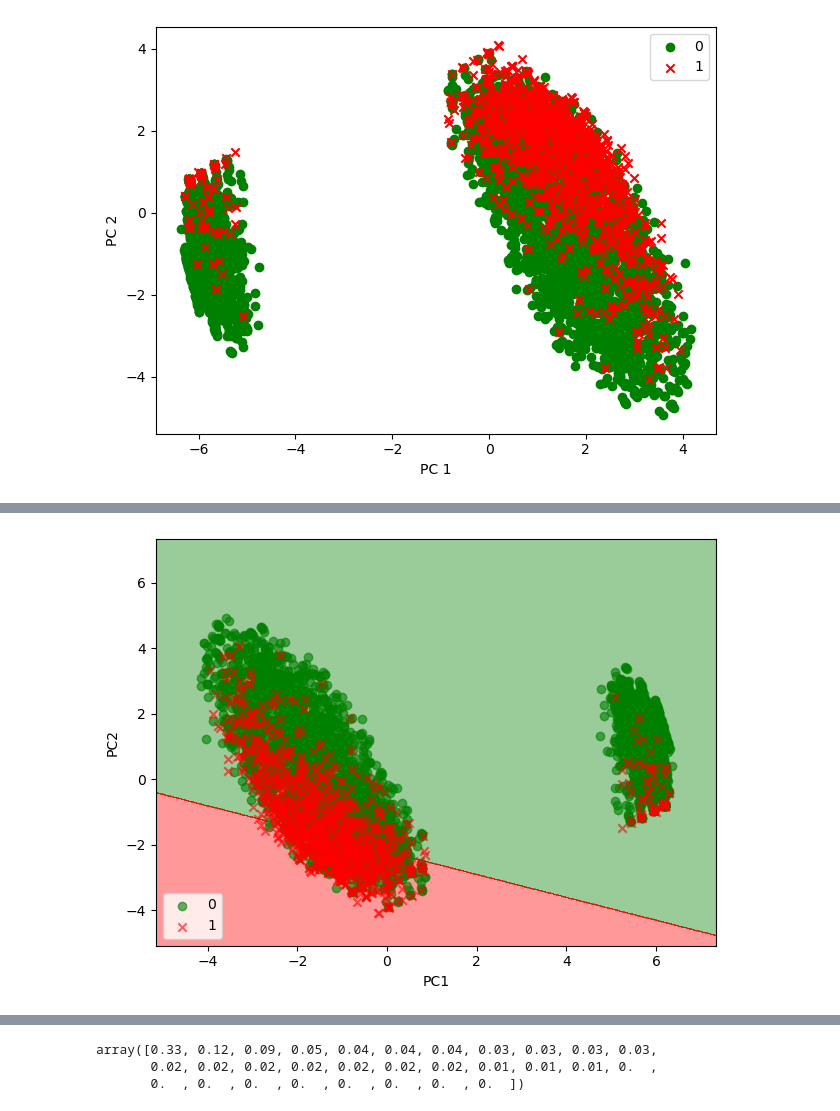
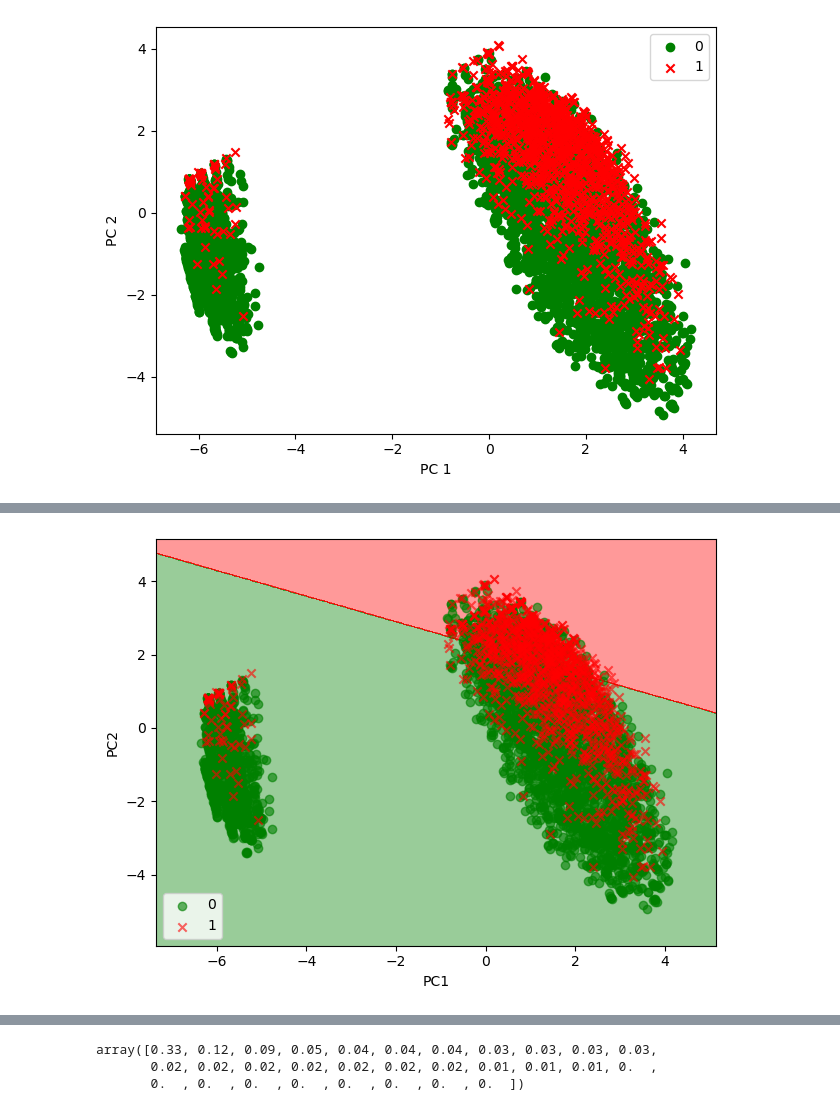
Before and after one commit to melvinggarcia/ML_Files, a Jupyter notebook: MGarcia-PCA.ipynb, the cells around one changed output, grey strips where cells are left out. Saved outputs shown, nothing was run; the diff lists cells and outputs as text; code cells hidden in the pictures.

```diff
--- a/MGarcia-PCA.ipynb
+++ b/MGarcia-PCA.ipynb
@@ -355,26 +419,26 @@ def plot_decision_regions(X, y, classifier, resolution = 0.02):
 # %%
 from sklearn.linear_model import LogisticRegression
 from sklearn.decomposition import PCA
 # Initializing the PCA transformer and logistic regression model
 
 pca = PCA(n_components = 2)
 lr = LogisticRegression(multi_class = 'ovr', random_state = 1, solver = 'lbfgs')
 
 #Dimensionality reduction
-X_train_pca = pca.fit_transform(X_train_std)
-X_test_pca = pca.transform(X_test_std)
+X_train_pca = pca.fit_transform(X_train_std) * -1
+X_test_pca = pca.transform(X_test_std) * -1
 
 #Fitting the LR Model on the reduced training dataset
 lr.fit(X_train_pca, y_train)
 plot_decision_regions(X_train_pca, y_train, classifier = lr)
 
 plt.xlabel('PC1')
 plt.ylabel('PC2')
 plt.legend(loc='lower left')
 plt.tight_layout()
 plt.show()
 # %% [output]
-[figure, old version]
+[figure, new version]
 # %%
 #Repeated for test dataset
 plot_decision_regions(X_test_pca, y_test, classifier = lr)
```
Also changed, not shown: parts of 9 cells of this notebook.
